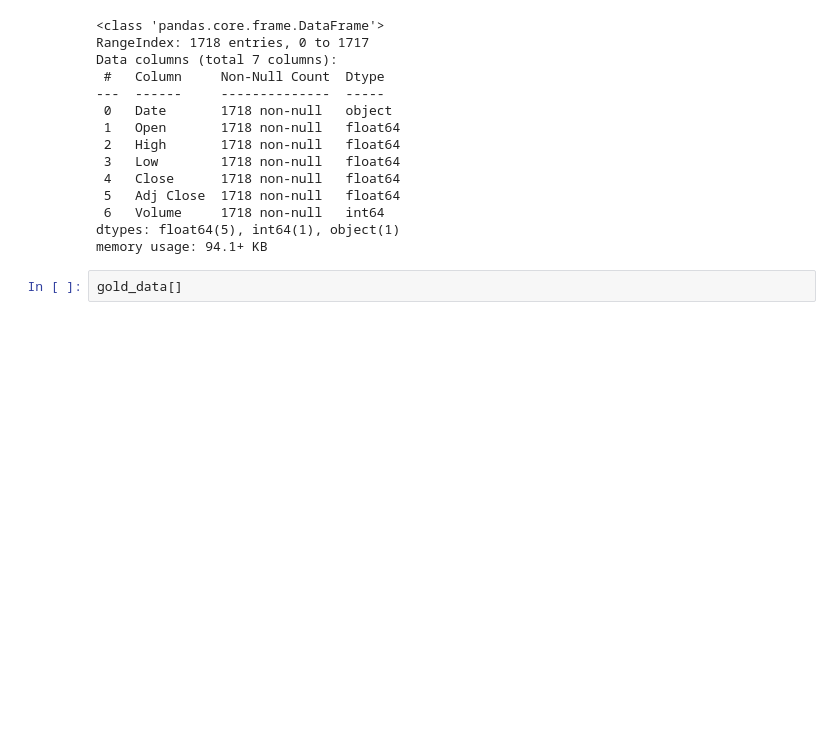
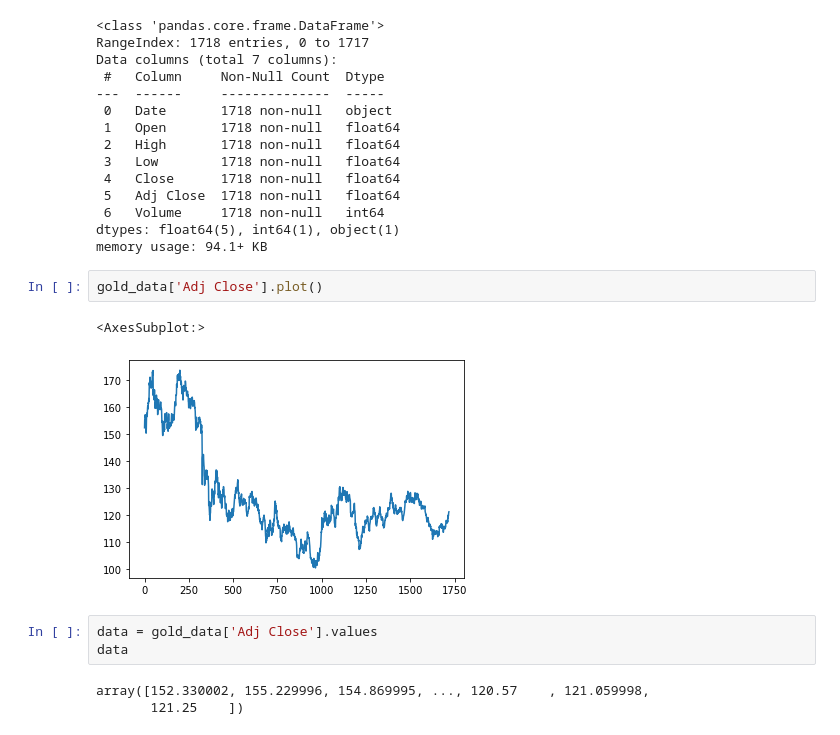
Before and after one commit to isoori/GOLD-PRICE, a Jupyter notebook: Gold Price Prediction.ipynb, the cells around one changed output. Saved outputs shown, nothing was run; the diff lists cells and outputs as text; blank space fills up the shorter version.

```diff
--- a/Gold Price Prediction.ipynb
+++ b/Gold Price Prediction.ipynb
@@ -58,5 +62,14 @@ Data columns (total 7 columns):
  6   Volume     1718 non-null   int64
 dtypes: float64(5), int64(1), object(1)
 memory usage: 94.1+ KB
-# %%
-gold_data[]
+# %%
+gold_data['Adj Close'].plot()
+# %% [output]
+<AxesSubplot:>
+[figure, added]
+# %%
+data = gold_data['Adj Close'].values
+data
+# %% [output]
+array([152.330002, 155.229996, 154.869995, ..., 120.57    , 121.059998,
+       121.25    ])
```
Also changed, not shown: parts of 10 cells of this notebook.
